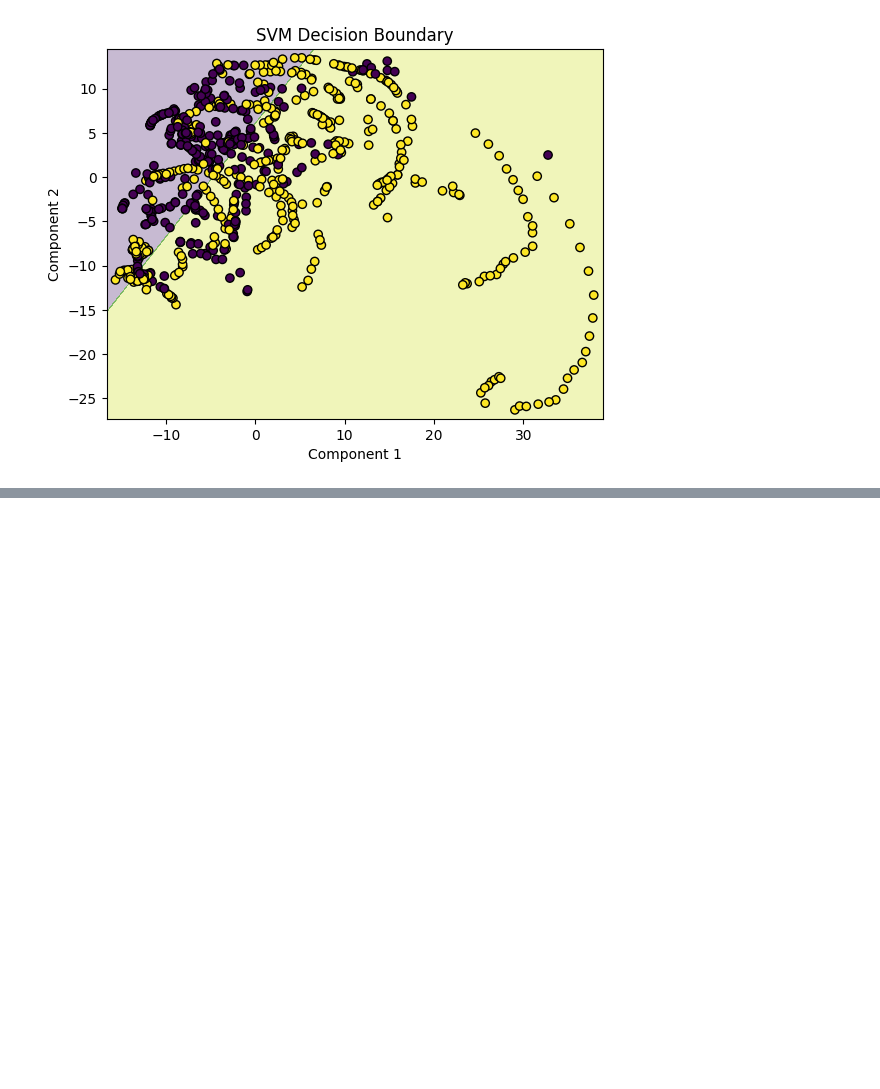
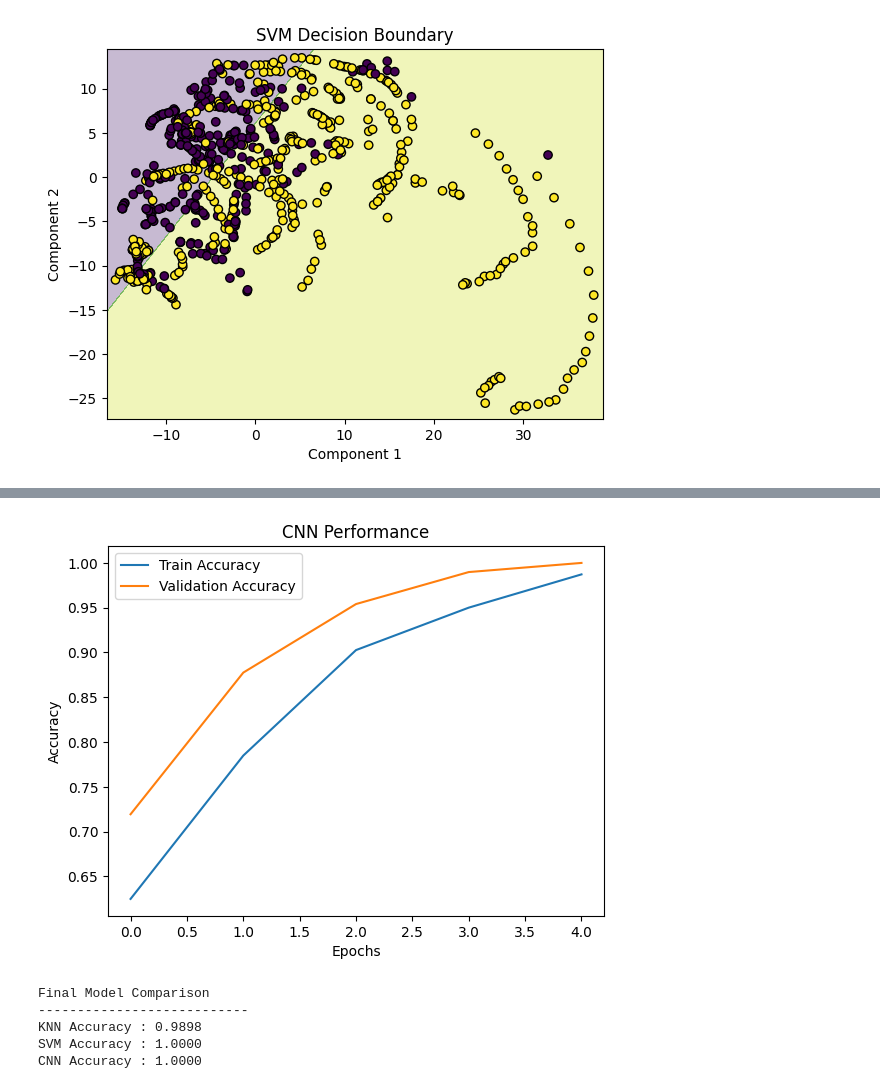
Before and after one commit to nehasmane2003-stack/lung_cancel-detaction-, a Jupyter notebook: notebooks/experiments.ipynb, the cells around one changed output, grey strips where cells are left out. Drawn from its saved outputs; the diff is of its cells as text; code cells hidden in the pictures; blank space fills up the shorter version.

```diff
--- a/notebooks/experiments.ipynb
+++ b/notebooks/experiments.ipynb
@@ -265,0 +274,4 @@ plot_decision_boundary(svm_vis, X_train_pca, y_train, "SVM Decision Boundary")
+# %%
+cnn_model = build_cnn_model()
+
+cnn_model.summary()
@@ -265,0 +296,12 @@ plot_decision_boundary(svm_vis, X_train_pca, y_train, "SVM Decision Boundary")
+# %%
+cnn_model.compile(
+    optimizer='adam',                # optimizer
+    loss='binary_crossentropy',      # binary classification
+    metrics=['accuracy']
+)
+# %%
+history = cnn_model.fit(
+    X_train, y_train,
+    epochs=5,                # keep small (fast training)
+    validation_data=(X_test, y_test)
+)
@@ -265,0 +326,26 @@ plot_decision_boundary(svm_vis, X_train_pca, y_train, "SVM Decision Boundary")
+# %%
+import matplotlib.pyplot as plt
+
+plt.plot(history.history['accuracy'], label='Train Accuracy')
+plt.plot(history.history['val_accuracy'], label='Validation Accuracy')
+
+plt.title("CNN Performance")
+plt.xlabel("Epochs")
+plt.ylabel("Accuracy")
+plt.legend()
+plt.show()
+# %% [output]
+[figure, added]
+# %%
+print("Final Model Comparison")
+print("---------------------------")
+
+print(f"KNN Accuracy : {knn_accuracy:.4f}")
+print(f"SVM Accuracy : {svm_accuracy:.4f}")
+print(f"CNN Accuracy : {accuracy:.4f}")
+# %% [output]
+Final Model Comparison
+---------------------------
+KNN Accuracy : 0.9898
+SVM Accuracy : 1.0000
+CNN Accuracy : 1.0000
```
Also changed, not shown: parts of 11 cells of this notebook, 3 other files.
